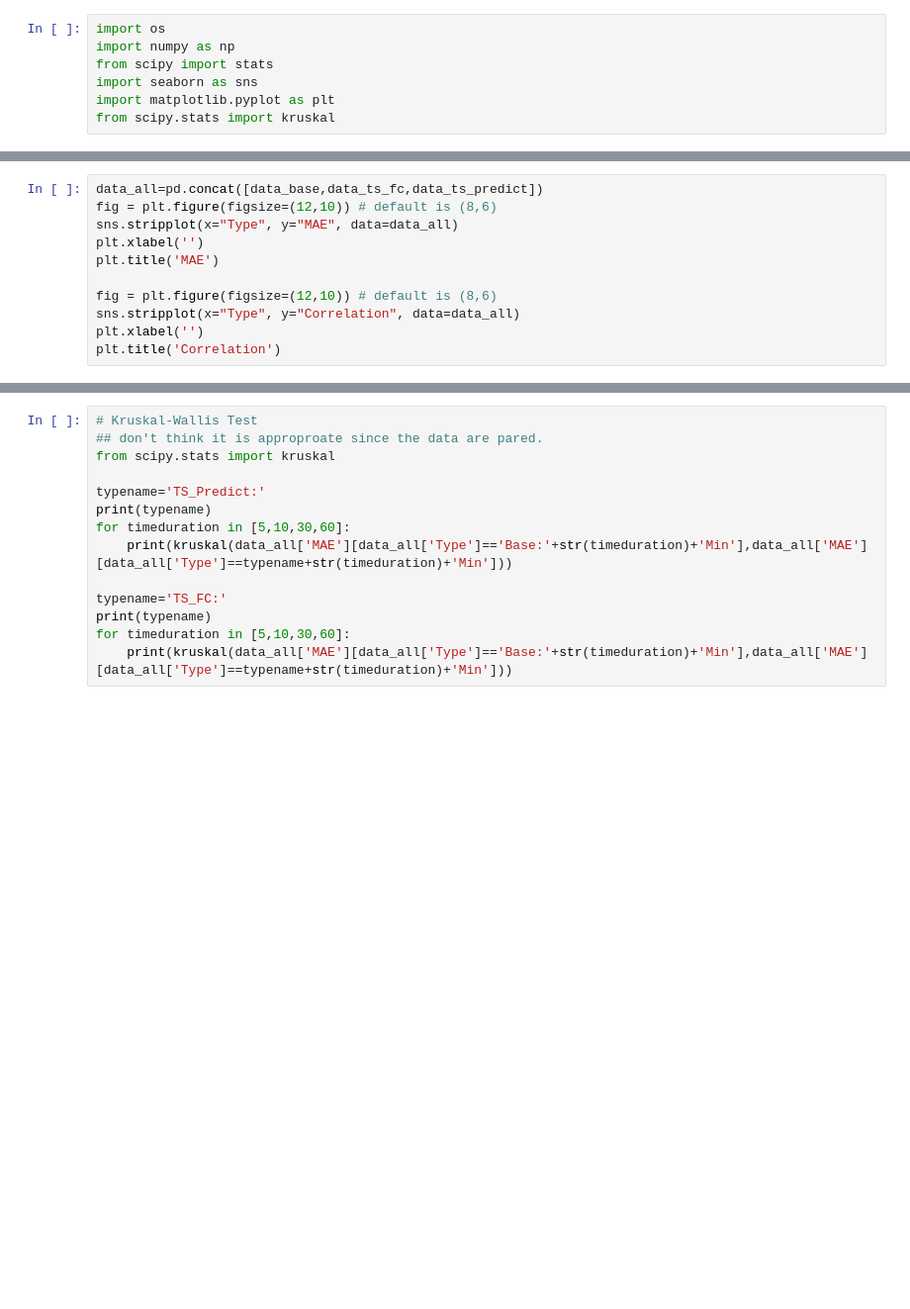
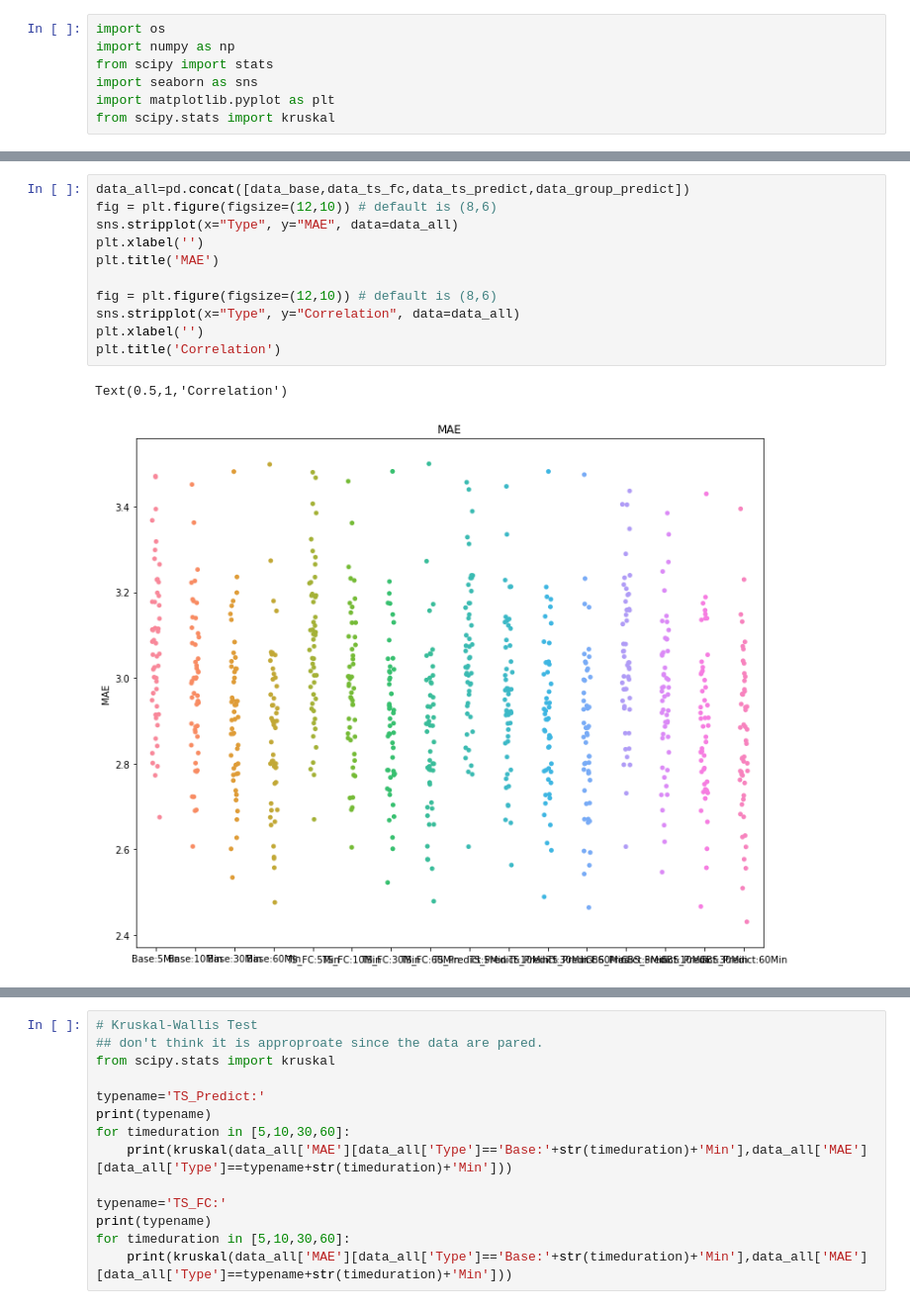
Before and after one commit to hahaai/Bagging_Prediction, a Jupyter notebook: Results_display.ipynb, the cells around one changed output, grey strips where cells are left out. Shown at 99% size. Saved outputs shown, nothing was run; the diff lists cells and outputs as text; blank space fills up the shorter version.

```diff
--- a/Results_display.ipynb
+++ b/Results_display.ipynb
@@ -145,11 +210,14 @@ for time_duration in [5,10,30,60]:
 # %%
-data_all=pd.concat([data_base,data_ts_fc,data_ts_predict])
+data_all=pd.concat([data_base,data_ts_fc,data_ts_predict,data_group_predict])
 fig = plt.figure(figsize=(12,10)) # default is (8,6)
 sns.stripplot(x="Type", y="MAE", data=data_all)
 plt.xlabel('')
 plt.title('MAE')
 
 fig = plt.figure(figsize=(12,10)) # default is (8,6)
 sns.stripplot(x="Type", y="Correlation", data=data_all)
 plt.xlabel('')
 plt.title('Correlation')
+# %% [output]
+Text(0.5,1,'Correlation')
+[figure, added]
```
Also changed, not shown: parts of 2 cells of this notebook.
